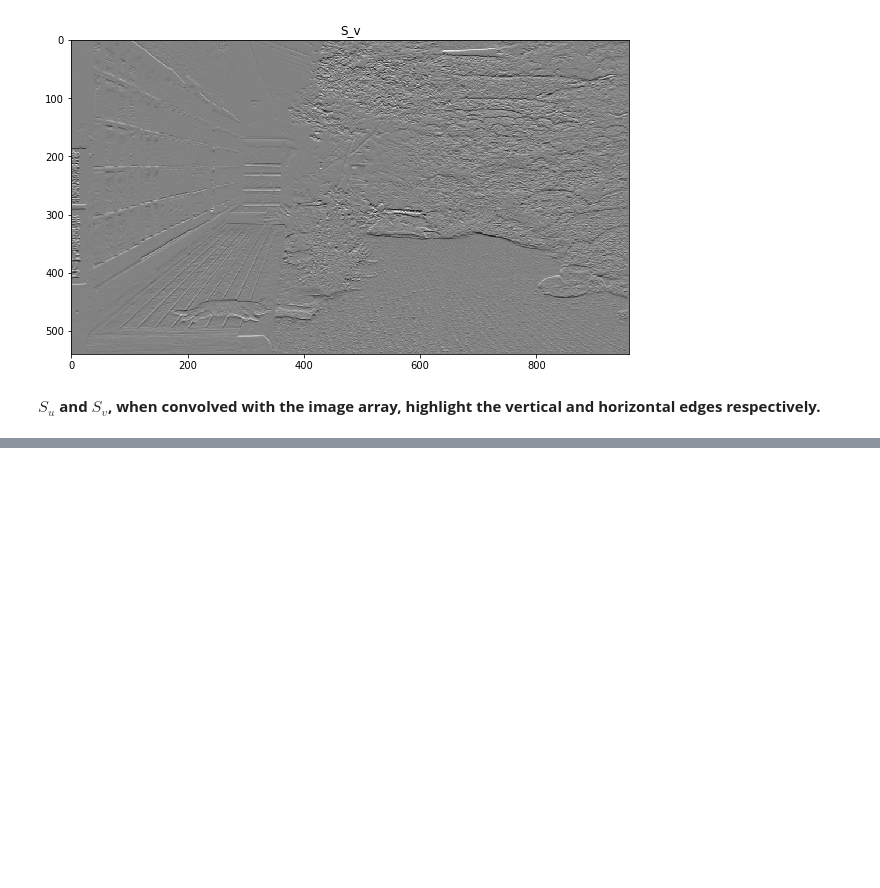
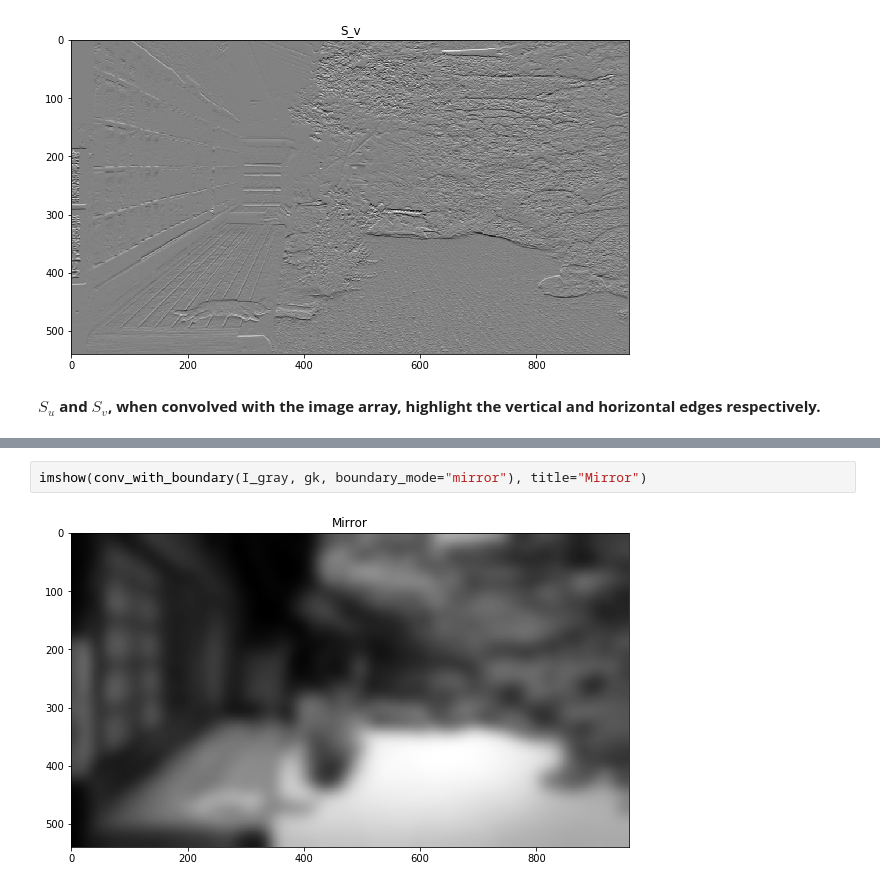
Before and after one commit to fbunt/190201_convolution_and_filtering, a Jupyter notebook: convolution.ipynb, the cells around one changed output, grey strips where cells are left out. Cells and saved outputs as stored; diff of their text form; blank space fills up the shorter version.

```diff
--- a/convolution.ipynb
+++ b/convolution.ipynb
@@ -138,0 +215,4 @@ plt.show()
+# %%
+imshow(conv_with_boundary(I_gray, gk, boundary_mode="mirror"), title="Mirror")
+# %% [output]
+[figure, added]
```
Also changed, not shown: parts of 6 cells of this notebook.
